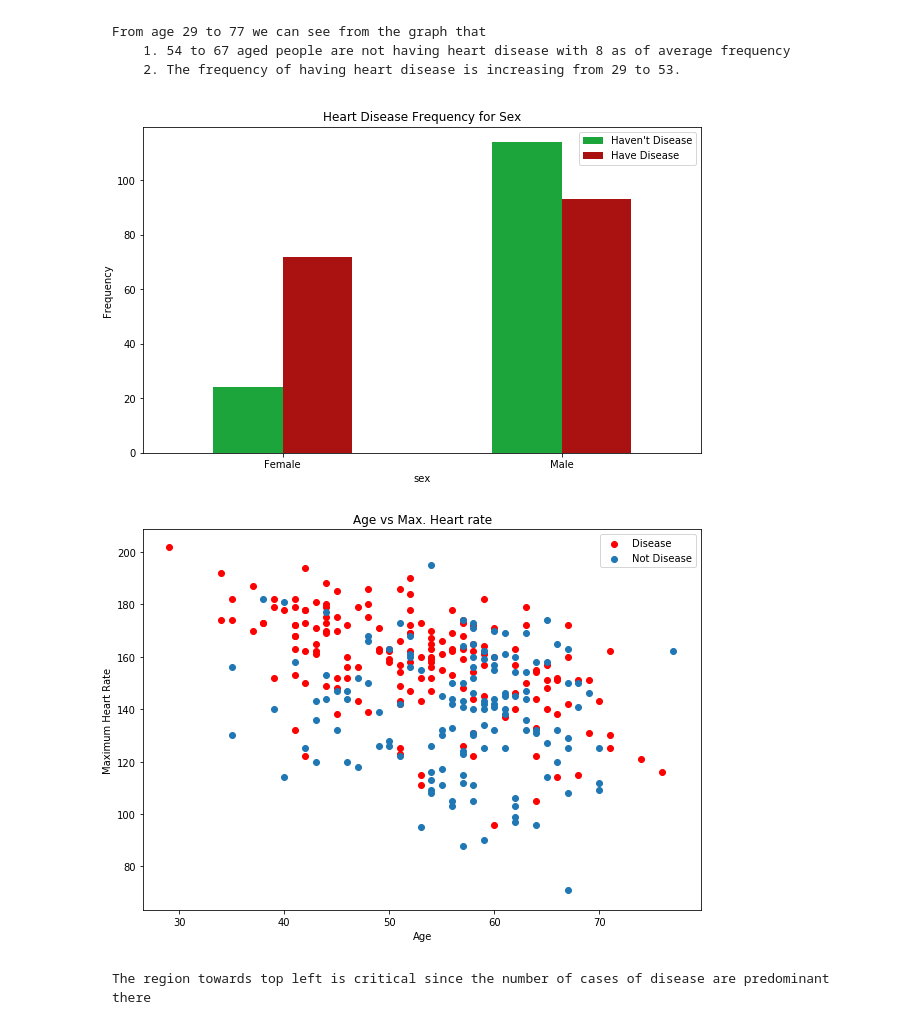
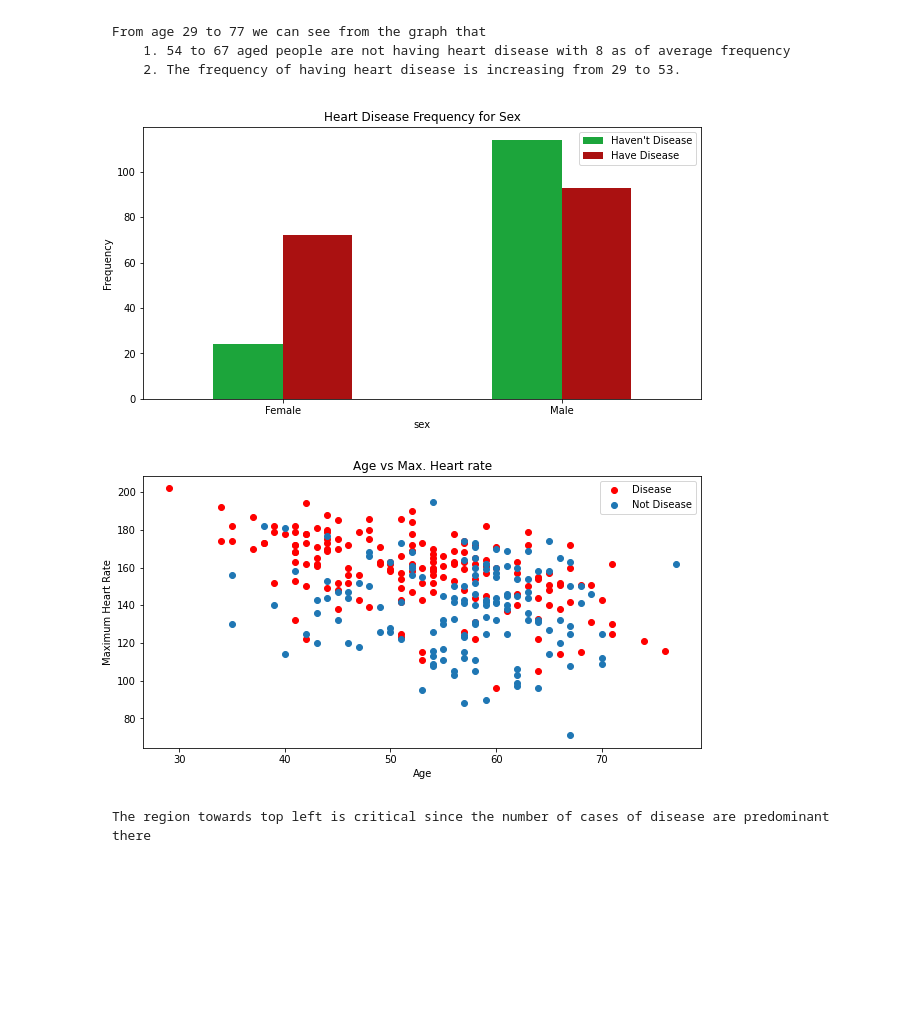
Before and after one commit to prudhvip21/Usecase-Estimating_Risk_of_heart_Stroke, a Jupyter notebook: Heartattack-refined.ipynb, the cells around one changed output. Drawn from its saved outputs; the diff is of its cells as text; code cells hidden in the pictures; blank space fills up the shorter version.

```diff
--- a/Heartattack-refined.ipynb
+++ b/Heartattack-refined.ipynb
@@ -93,0 +97,6 @@ df.head()
+# %%
+df['sex'].replace({1:'male',0:'female'},inplace=True)
+df['cp'].replace({0:'typical angina',1:'atypical angina',2:'non-anginal pain',3:'asymptomatic'},inplace=True)
+df['restecg'].replace({0:'normal',1:'ST wave abnormality',2:'ventricular hypertrophy'},inplace=True)
+df['slope'].replace({0:'upsloping',1:'flat',2:'downsloping'},inplace=True)
+df['thal'].replace({0:'unknown',1:'fixed defect',2:'normal',3:'reversable defect'},inplace=True)
@@ -276,17 +309,17 @@ plt.show()
         1. 54 to 67 aged people are not having heart disease with 8 as of average frequency
         2. The frequency of having heart disease is increasing from 29 to 53.
 # %%
-pd.crosstab(df.sex,df.target).plot(kind="bar",figsize=(10,6),color=['#1CA53B','#AA1111' ])
+pd.crosstab(df.sex,df.target).plot(kind="bar",figsize=(10,5),color=['#1CA53B','#AA1111' ])
 plt.title('Heart Disease Frequency for Sex')
 plt.xticks(ticks=(0,1),labels=('Female', 'Male'))
 plt.xticks(rotation=0)
 plt.legend(["Haven't Disease", "Have Disease"])
 plt.ylabel('Frequency')
 plt.show()
 # %% [output]
-[figure, old version]
+[figure, new version]
 # %%
-plt.figure(figsize=(10,7))
+plt.figure(figsize=(10,5))
 plt.title('Age vs Max. Heart rate')
 plt.scatter(x=df.age[df.target==1], y=df.thalach[(df.target==1)], c="red")
 plt.scatter(x=df.age[df.target==0], y=df.thalach[(df.target==0)])
@@ -295,7 +328,7 @@ plt.xlabel("Age")
 plt.ylabel("Maximum Heart Rate")
 plt.show()
 # %% [output]
-[figure, old version]
+[figure, new version]
 # %% [markdown]
     The region towards top left is critical since the number of cases of disease are predominant there
 # %%
```
Also changed, not shown: parts of 54 cells of this notebook, 6 other files.
